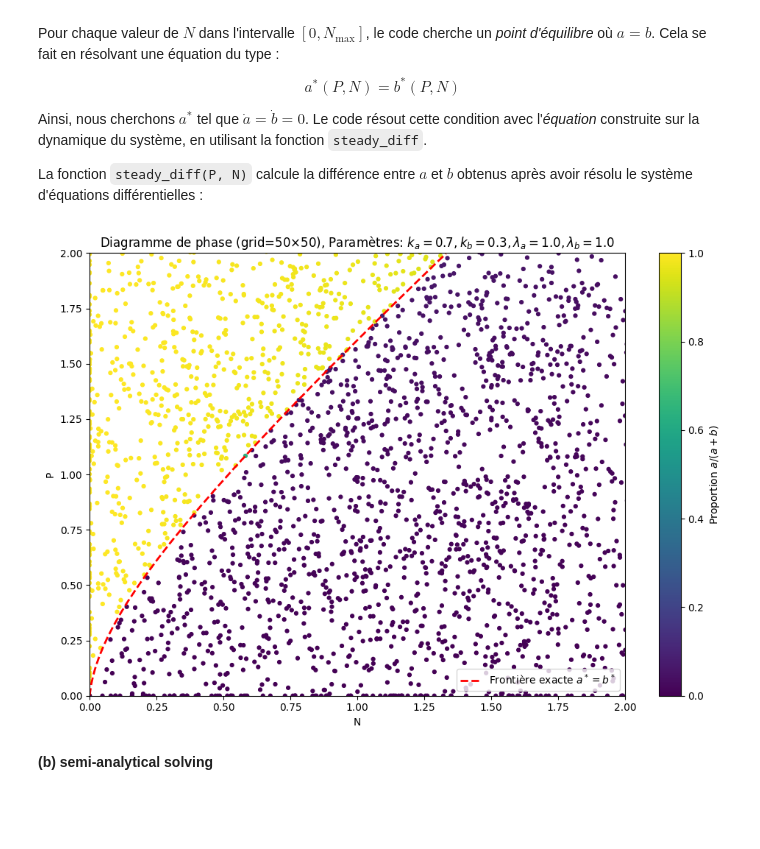
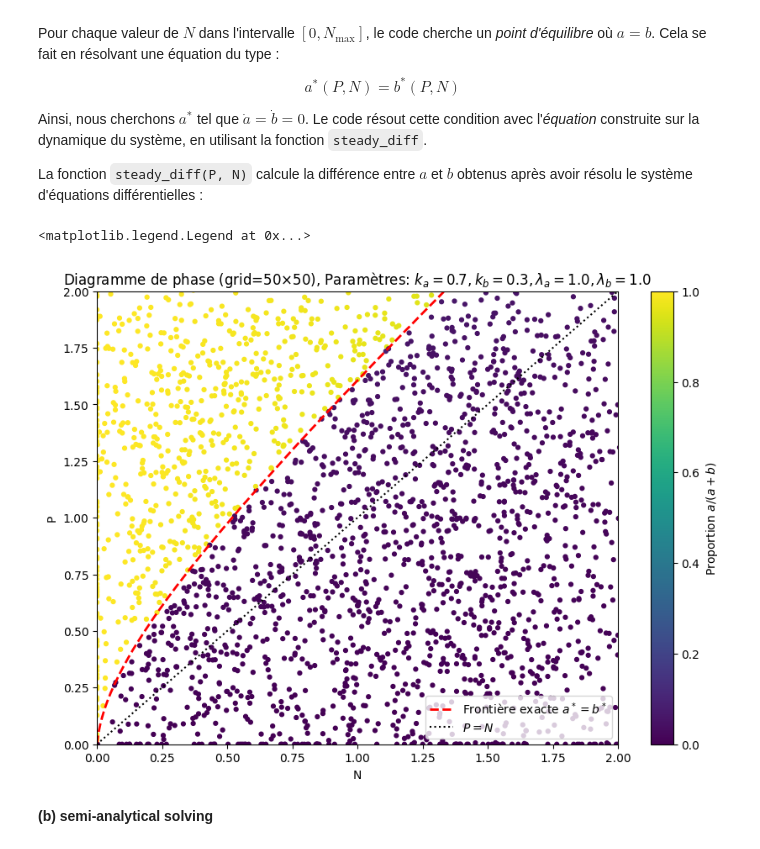
Before and after one commit to Aeronobase/Code-neural-network-with-CRNs, a Jupyter notebook: Sym Neuron-Rondelez_4_Phase_Noisy entries.ipynb, the cells around one changed output. Drawn from its saved outputs; the diff is of its cells as text; code cells hidden in the pictures; blank space fills up the shorter version.

```diff
--- a/Sym Neuron-Rondelez_4_Phase_Noisy entries.ipynb
+++ b/Sym Neuron-Rondelez_4_Phase_Noisy entries.ipynb
@@ -63,7 +63,7 @@ P_grid = np.linspace(0.0, 1.25, nb_of_points)  # Ensure P is positive
 N_grid = np.linspace(0.0, 1.25, nb_of_points)  # Ensure N is positive
 
 # Noise parameters
-noise_sigma = 0.2  # standard deviation of the Gaussian noise
+noise_sigma = 0.8  # standard deviation of the Gaussian noise
 
 # Time span and initial condition for the ODE
 t_span_full = (0, 150)
@@ -669,36 +1042,41 @@ ax.set_title(
 
 # --- 6. Calcul et tracé de la frontière a* = b* par option 2 ---
 frontier_N = []
 frontier_P = []
 
 # Balayage des N pour trouver P tel que a*(P,N) = b*(P,N)
 def steady_diff(P, N):
     a_s, b_s = integrate_ode(P, N)
     return a_s - b_s
 
 N_vals = np.linspace(0, N_max, 300)
 for N in N_vals:
     try:
         sol = root_scalar(steady_diff, args=(N,),
                           bracket=[0, P_max], method='brentq', xtol=1e-3)
         if sol.converged:
             frontier_N.append(N)
             frontier_P.append(sol.root)
     except ValueError:
         # pas de racine dans [0,P_max]
         pass
 
 ax.plot(frontier_N, frontier_P,
         linestyle='--', color='red', lw=2,
         label="Frontière exacte $a^*=b^*$")
 
+# --- Ligne diagonale P = N ---
+diag_max = min(P_max, N_max)
+ax.plot([0, diag_max], [0, diag_max],
+        linestyle=':', color='black', lw=1.5,
+        label="$P=N$")
+
 ax.set_xlim(0, N_max)
 ax.set_ylim(0, P_max)
 ax.legend()
-plt.tight_layout()
-plt.show()
 # %% [output]
+<matplotlib.legend.Legend at 0x...>
-[figure, old version]
+[figure, new version]
 # %% [markdown]
 **(b) semi-analytical solving**
 # %% [markdown]
```
Also changed, not shown: parts of 8 cells of this notebook, 7 other files.
